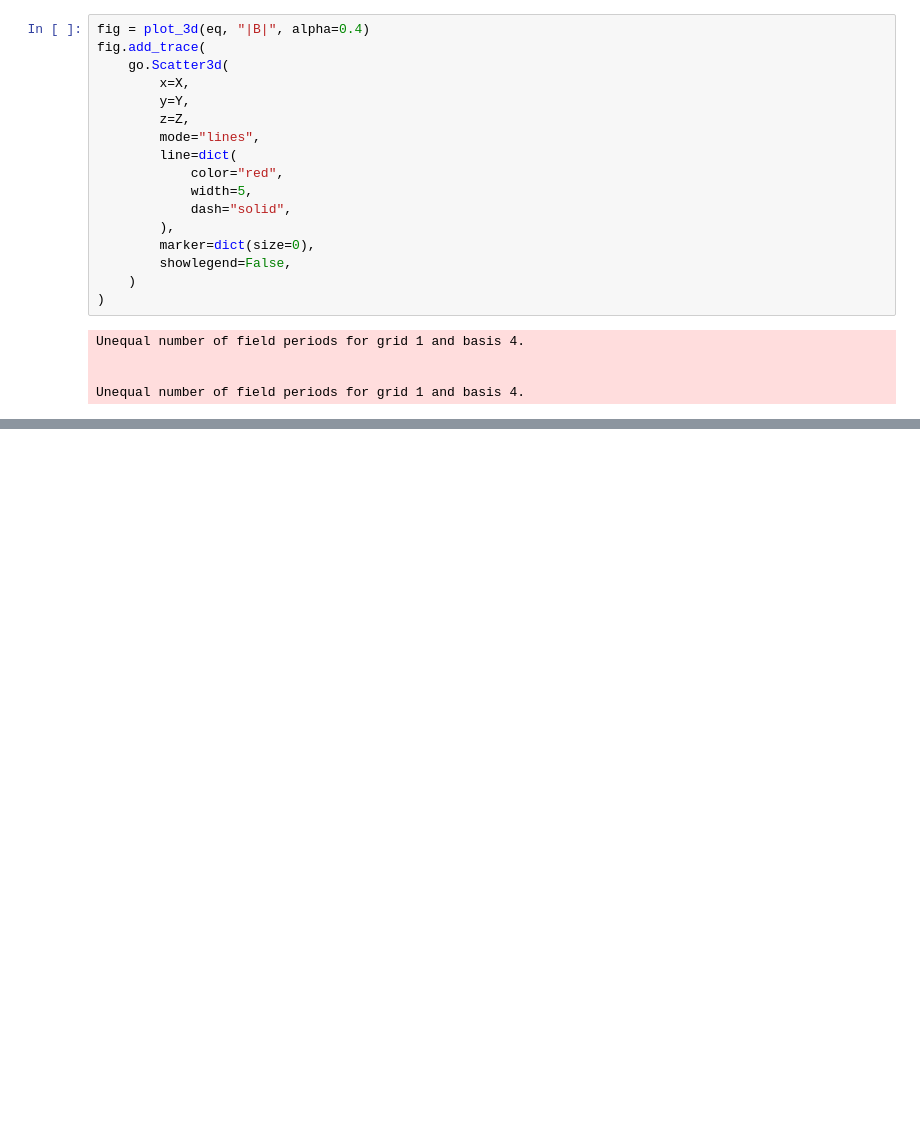
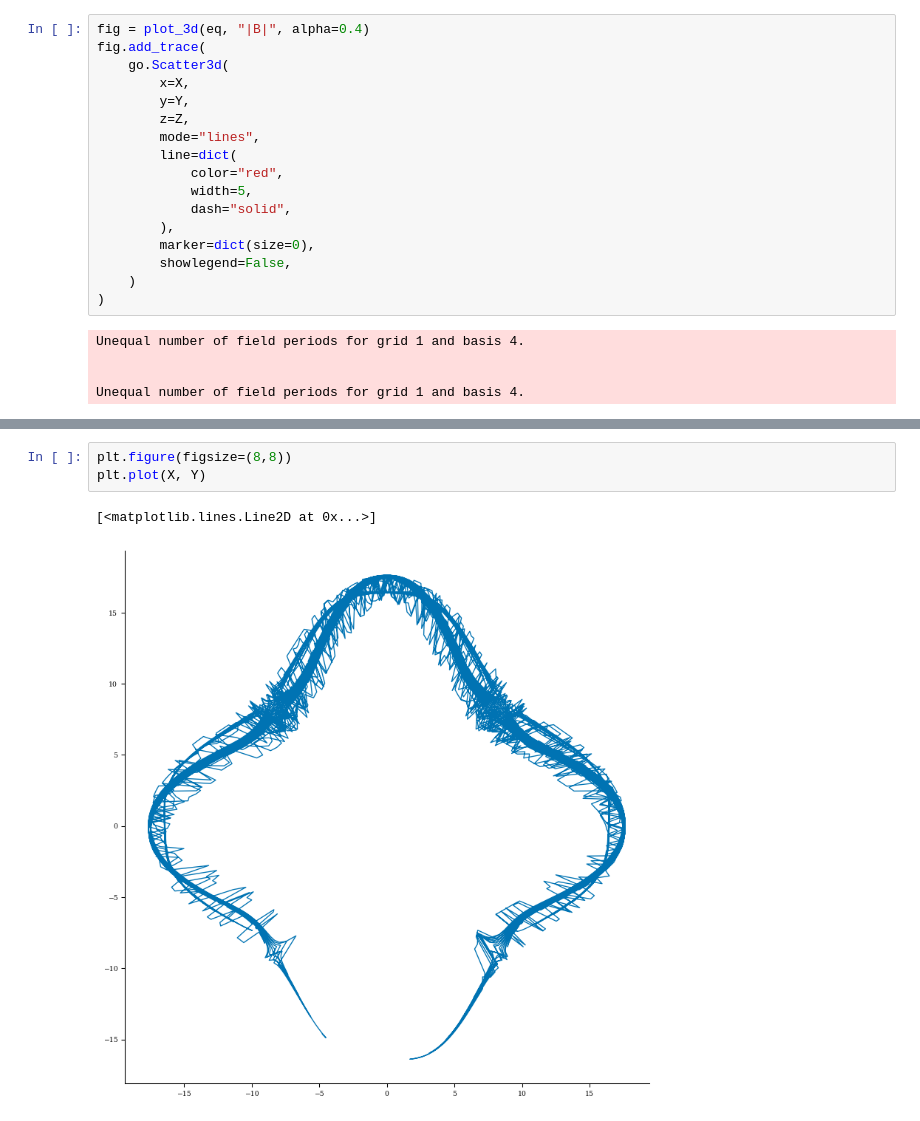
Before and after one commit to YigitElma/DEBUG-DESC, a Jupyter notebook: Particle Tracing/Compare Firm3D/conversion-cylindrical.ipynb, the cells around one changed output, grey strips where cells are left out. Saved outputs shown, nothing was run; the diff lists cells and outputs as text; blank space fills up the shorter version.

```diff
--- a/Particle Tracing/Compare Firm3D/conversion-cylindrical.ipynb
+++ b/Particle Tracing/Compare Firm3D/conversion-cylindrical.ipynb
@@ -204,0 +210,6 @@ Unequal number of field periods for grid 1 and basis 4.
+# %%
+plt.figure(figsize=(8,8))
+plt.plot(X, Y)
+# %% [output]
+[<matplotlib.lines.Line2D at 0x...>]
+[figure, added]
```
Also changed, not shown: parts of 2 cells of this notebook, 4 other files.
